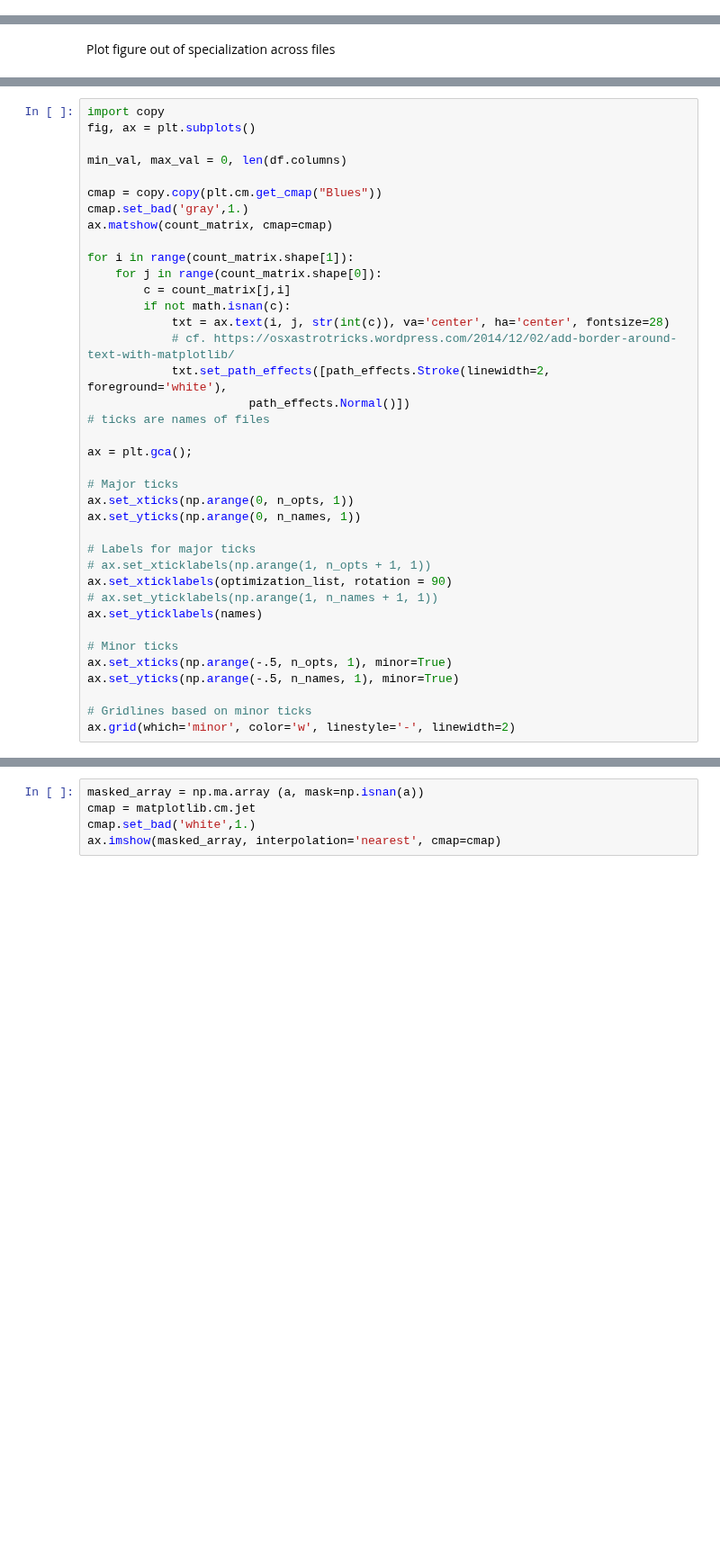
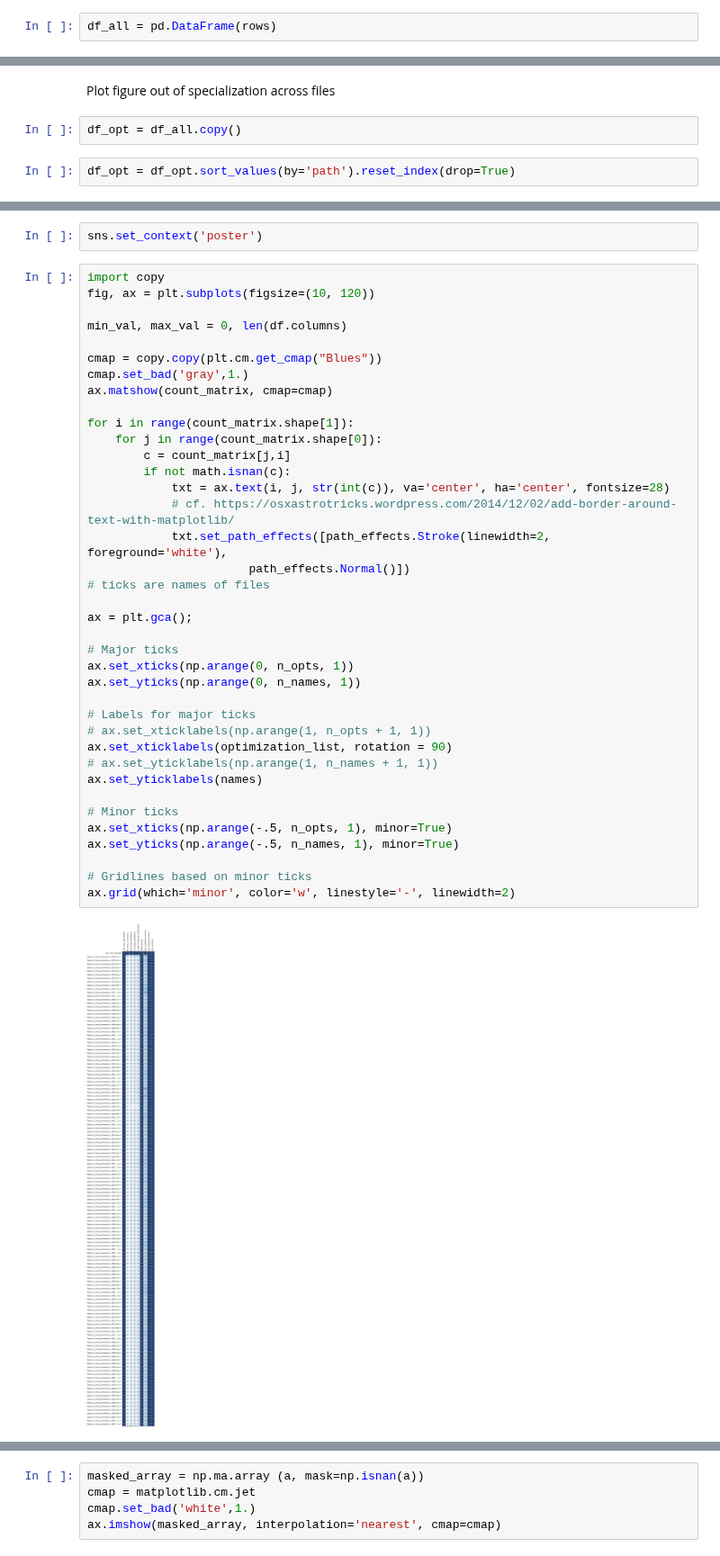
Before and after one commit to tuplex/tuplex, a Jupyter notebook: benchmarks/nextconf/hyperspecialization/flights/notebooks/01_generate_efficient_C++_code.ipynb, the cells around one changed output, grey strips where cells are left out. Shown at 90% size. Drawn from its saved outputs; the diff is of its cells as text; blank space fills up the shorter version.

```diff
--- a/benchmarks/nextconf/hyperspecialization/flights/notebooks/01_generate_efficient_C++_code.ipynb
+++ b/benchmarks/nextconf/hyperspecialization/flights/notebooks/01_generate_efficient_C++_code.ipynb
@@ -203,0 +256,2 @@ for path in tqdm(paths):
+# %%
+df_all = pd.DataFrame(rows)
@@ -218,5 +283,9 @@ row
 # %% [markdown]
 Plot figure out of specialization across files
+# %%
+df_opt = df_all.copy()
+# %%
+df_opt = df_opt.sort_values(by='path').reset_index(drop=True)
 # %%
 # plot how many files could have optimizations!
 name = os.path.basename(path)
@@ -244,6 +315,8 @@ count_matrix.shape
+# %%
+sns.set_context('poster')
 # %%
 import copy
-fig, ax = plt.subplots()
+fig, ax = plt.subplots(figsize=(10, 120))
 
 min_val, max_val = 0, len(df.columns)
 
@@ -252,30 +325,32 @@ cmap.set_bad('gray',1.)
 ax.matshow(count_matrix, cmap=cmap)
 
 for i in range(count_matrix.shape[1]):
     for j in range(count_matrix.shape[0]):
         c = count_matrix[j,i]
         if not math.isnan(c):
             txt = ax.text(i, j, str(int(c)), va='center', ha='center', fontsize=28)
             # cf. https://osxastrotricks.wordpress.com/2014/12/02/add-border-around-text-with-matplotlib/
             txt.set_path_effects([path_effects.Stroke(linewidth=2, foreground='white'),
                        path_effects.Normal()])
 # ticks are names of files
 
 ax = plt.gca();
 
 # Major ticks
 ax.set_xticks(np.arange(0, n_opts, 1))
 ax.set_yticks(np.arange(0, n_names, 1))
 
 # Labels for major ticks
 # ax.set_xticklabels(np.arange(1, n_opts + 1, 1))
 ax.set_xticklabels(optimization_list, rotation = 90)
 # ax.set_yticklabels(np.arange(1, n_names + 1, 1))
 ax.set_yticklabels(names)
 
 # Minor ticks
 ax.set_xticks(np.arange(-.5, n_opts, 1), minor=True)
 ax.set_yticks(np.arange(-.5, n_names, 1), minor=True)
 
 # Gridlines based on minor ticks
 ax.grid(which='minor', color='w', linestyle='-', linewidth=2)
+# %% [output]
+[figure, added]
```
Also changed, not shown: parts of 18 cells of this notebook, 3 other files.
